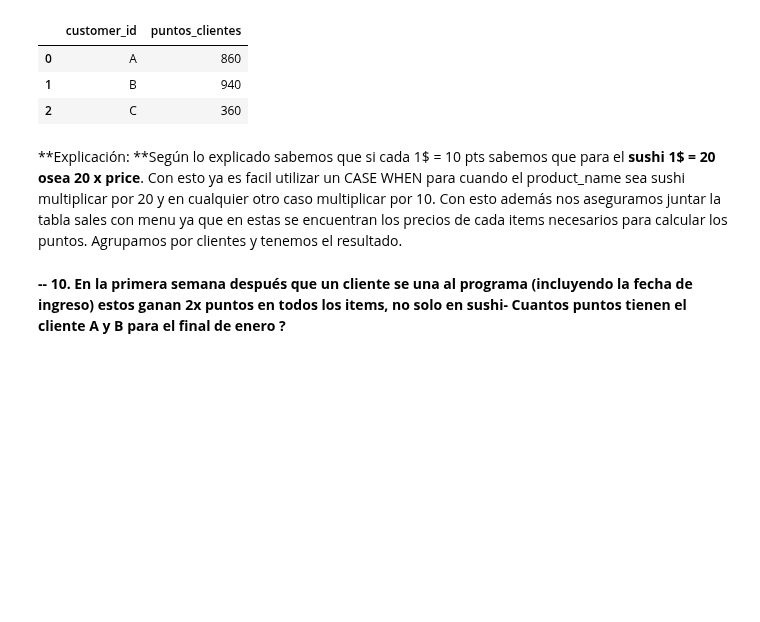
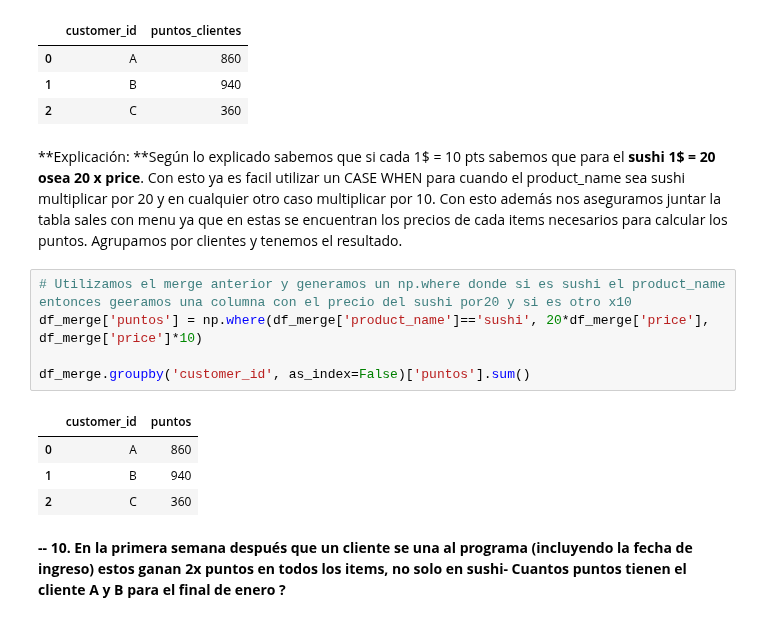
Before and after one commit to LLAES07/SQL_DESAFIO, a Jupyter notebook: Caso_1/Caso_1.ipynb, the cells around one changed output. Cells and saved outputs as stored; diff of their text form; blank space fills up the shorter version.

```diff
--- a/Caso_1/Caso_1.ipynb
+++ b/Caso_1/Caso_1.ipynb
@@ -687,6 +691,16 @@ pd.read_sql_query(query, connection)
 | 2 | C | 360 |
 # %% [markdown]
 **Explicación: **Según lo explicado sabemos que si cada 1$ = 10 pts sabemos que para el **sushi 1\$ = 20 osea 20 x price**. Con esto ya es facil utilizar un CASE WHEN para cuando el product_name sea sushi multiplicar por 20 y en cualquier otro caso multiplicar por 10. Con esto además nos aseguramos juntar la tabla sales con menu ya que en estas se encuentran los precios de cada items necesarios para calcular los puntos. Agrupamos por clientes y tenemos el resultado.
+# %%
+# Utilizamos el merge anterior y generamos un np.where donde si es sushi el product_name entonces geeramos una columna con el precio del sushi por20 y si es otro x10
+df_merge['puntos'] = np.where(df_merge['product_name']=='sushi', 20*df_merge['price'], df_merge['price']*10)
+
+df_merge.groupby('customer_id', as_index=False)['puntos'].sum()
+# %% [output]
+|  | customer_id | puntos |
+| 0 | A | 860 |
+| 1 | B | 940 |
+| 2 | C | 360 |
 # %% [markdown]
 **-- 10. En la primera semana después que un cliente se una al programa (incluyendo la fecha de ingreso) estos ganan 2x puntos en todos los items, no solo en sushi- Cuantos puntos tienen el cliente A y B para el final de enero ?**
 # %%
```
Also changed, not shown: parts of 3 cells of this notebook.
